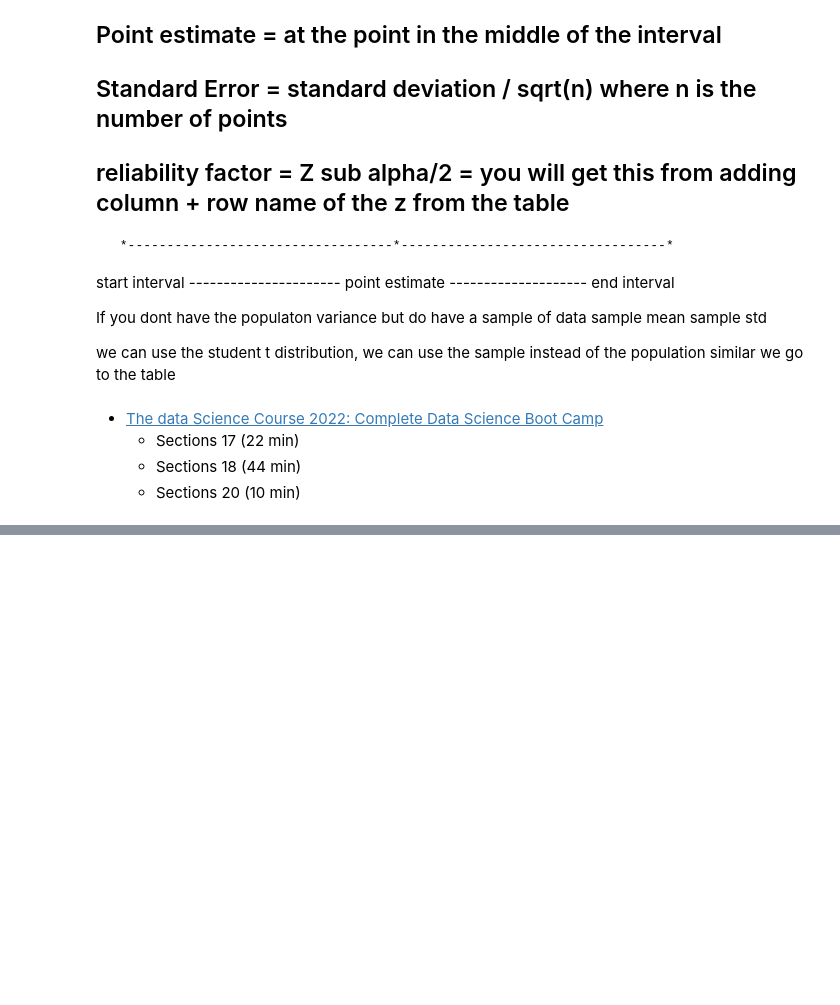
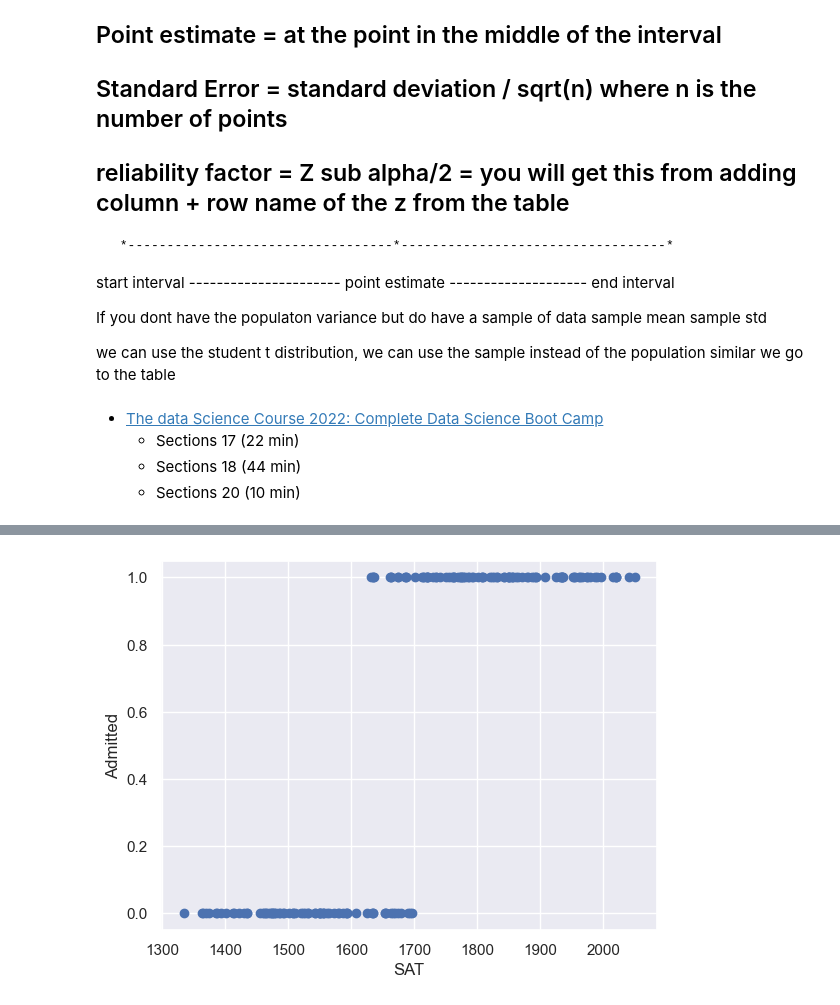
Before and after one commit to thernandezcolon/dsa-2022, a Jupyter notebook: Notes.ipynb, the cells around one changed output, grey strips where cells are left out. Cells and saved outputs as stored; diff of their text form; code cells hidden in the pictures; blank space fills up the shorter version.

```diff
--- a/Notes.ipynb
+++ b/Notes.ipynb
@@ -141,0 +145,10 @@ we can use the student t distribution, we can use the sample instead of the popu
+# %%
+import numpy as np
+import pandas as pd
+import statsmodels.api as sm
+import matplotlib.pyplot as plt
+import seaborn as sns
+sns.set()
+# %%
+raw_data = pd.read_csv('data/Admittance.csv')
+raw_data
@@ -141,0 +169,4 @@ we can use the student t distribution, we can use the sample instead of the popu
+# %%
+data = raw_data.copy()
+data['Admitted'] = data['Admitted'].map({'Yes':1, 'No':0})
+data
@@ -141,0 +187,10 @@ we can use the student t distribution, we can use the sample instead of the popu
+# %%
+y = data['Admitted']
+x1 = data['SAT']
+# %%
+plt.scatter(x1,y)
+plt.xlabel('SAT')
+plt.ylabel('Admitted')
+plt.show()
+# %% [output]
+[figure, added]
```
Also changed, not shown: parts of 6 cells of this notebook, 4 other files.
